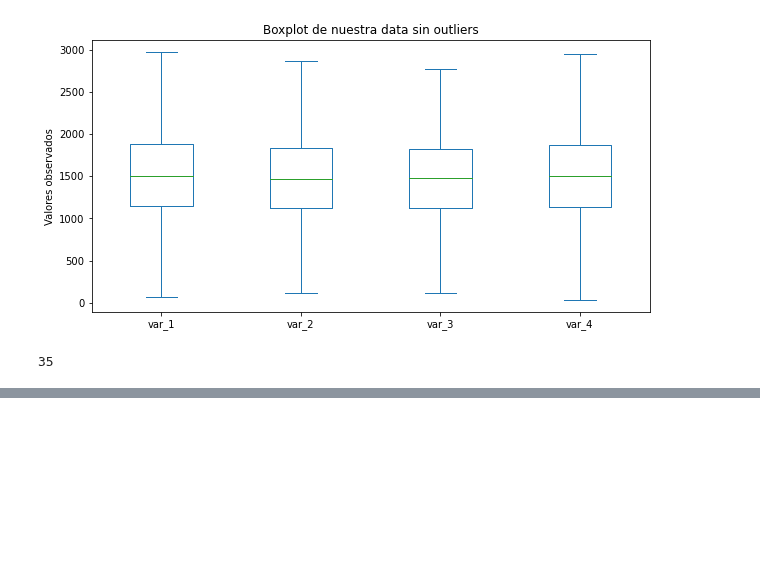
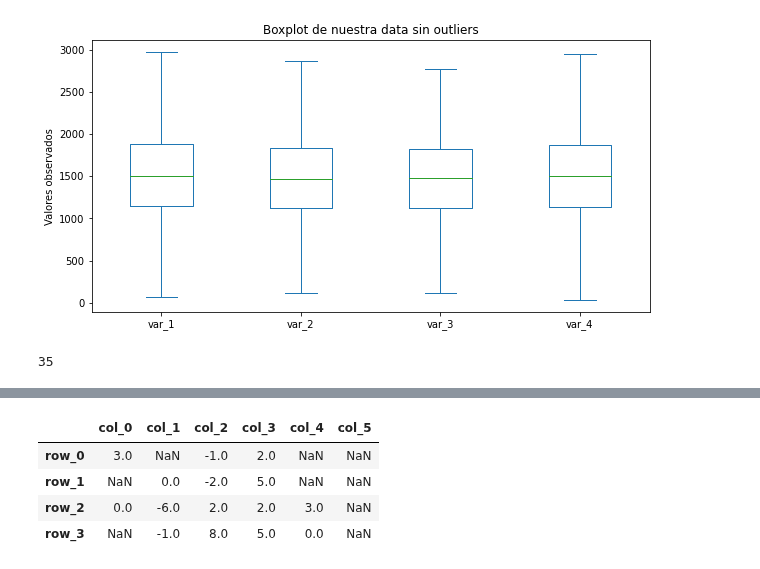
Before and after one commit to rquezadac/udd_data_analytics_lectures, a Jupyter notebook: seccion_02_pandas/clase_2_2.ipynb, the cells around one changed output, grey strips where cells are left out. Cells and saved outputs as stored; diff of their text form; code cells hidden in the pictures; blank space fills up the shorter version.

```diff
--- a/seccion_02_pandas/clase_2_2.ipynb
+++ b/seccion_02_pandas/clase_2_2.ipynb
@@ -935,0 +1095,12 @@ Un total de 35 outliers eliminados de las 1000 observaciones originales. ◼︎
+# %%
+# Creamos un DataFrame para explorar otras opciones.
+S = pd.DataFrame(
+    data=np.array([
+        [3, np.nan, -1, 2, np.nan],
+        [np.nan, 0, -2, 5, np.nan],
+        [0, -6, 2, 2, 3],
+        [np.nan, -1, 8, 5, 0]
+    ]),
+    index=[f"row_{i}" for i in range(4)],
+    columns=[f"col_{j}" for j in range(5)]
+)
@@ -935,0 +1145,10 @@ Un total de 35 outliers eliminados de las 1000 observaciones originales. ◼︎
+# %%
+# Asignamos una columna llena de data faltante a nuestro DataFrame.
+S["col_5"] = np.nan
+S
+# %% [output]
+|  | col_0 | col_1 | col_2 | col_3 | col_4 | col_5 |
+| row_0 | 3.0 | NaN | -1.0 | 2.0 | NaN | NaN |
+| row_1 | NaN | 0.0 | -2.0 | 5.0 | NaN | NaN |
+| row_2 | 0.0 | -6.0 | 2.0 | 2.0 | 3.0 | NaN |
+| row_3 | NaN | -1.0 | 8.0 | 5.0 | 0.0 | NaN |
```
Also changed, not shown: parts of 38 cells of this notebook, 2 other files.
